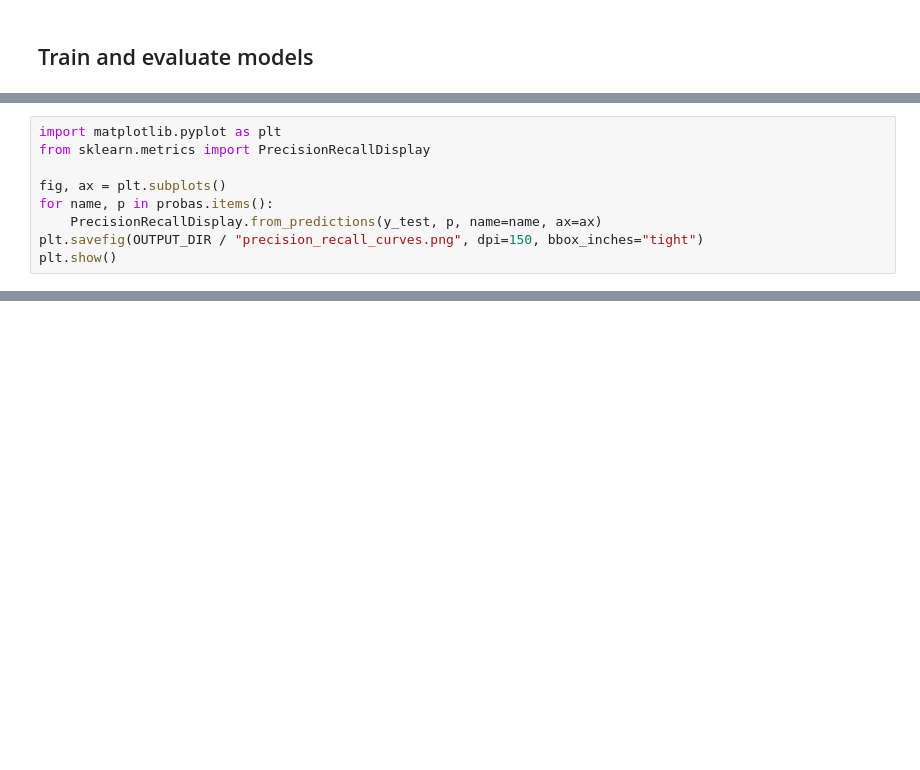
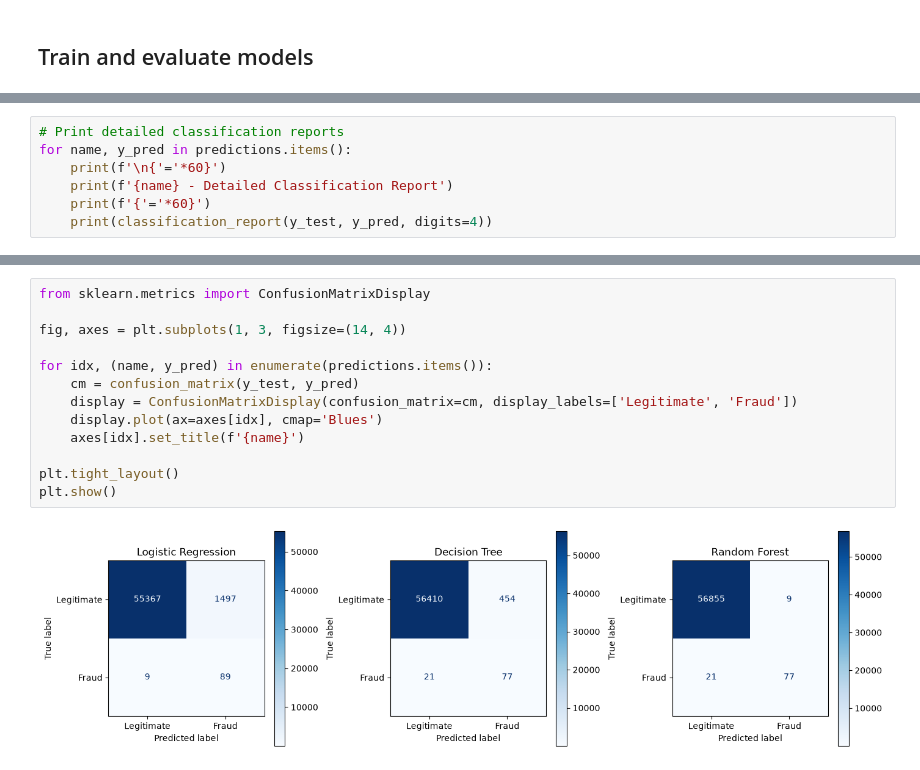
Before and after one commit to bjdawson23/Credit-Card-Fraud-and-Overdraft-Detection, a Jupyter notebook: notebooks/01_download_data.ipynb, the cells around one changed output, grey strips where cells are left out. Drawn from its saved outputs; the diff is of its cells as text; blank space fills up the shorter version.

```diff
--- a/notebooks/01_download_data.ipynb
+++ b/notebooks/01_download_data.ipynb
@@ -227,9 +299,0 @@ PR AUC : 0.8665
-# %%
-import matplotlib.pyplot as plt
-from sklearn.metrics import PrecisionRecallDisplay
-
-fig, ax = plt.subplots()
-for name, p in probas.items():
-    PrecisionRecallDisplay.from_predictions(y_test, p, name=name, ax=ax)
-plt.savefig(OUTPUT_DIR / "precision_recall_curves.png", dpi=150, bbox_inches="tight")
-plt.show()
@@ -387,0 +397,7 @@ Prevalence-only baseline Brier score: 0.001717
+# %%
+# Print detailed classification reports
+for name, y_pred in predictions.items():
+    print(f'\n{'='*60}')
+    print(f'{name} - Detailed Classification Report')
+    print(f'{'='*60}')
+    print(classification_report(y_test, y_pred, digits=4))
@@ -387,0 +447,15 @@ Prevalence-only baseline Brier score: 0.001717
+# %%
+from sklearn.metrics import ConfusionMatrixDisplay
+
+fig, axes = plt.subplots(1, 3, figsize=(14, 4))
+
+for idx, (name, y_pred) in enumerate(predictions.items()):
+    cm = confusion_matrix(y_test, y_pred)
+    display = ConfusionMatrixDisplay(confusion_matrix=cm, display_labels=['Legitimate', 'Fraud'])
+    display.plot(ax=axes[idx], cmap='Blues')
+    axes[idx].set_title(f'{name}')
+
+plt.tight_layout()
+plt.show()
+# %% [output]
+[figure, added]
```
Also changed, not shown: parts of 44 cells of this notebook, 2 other files.
